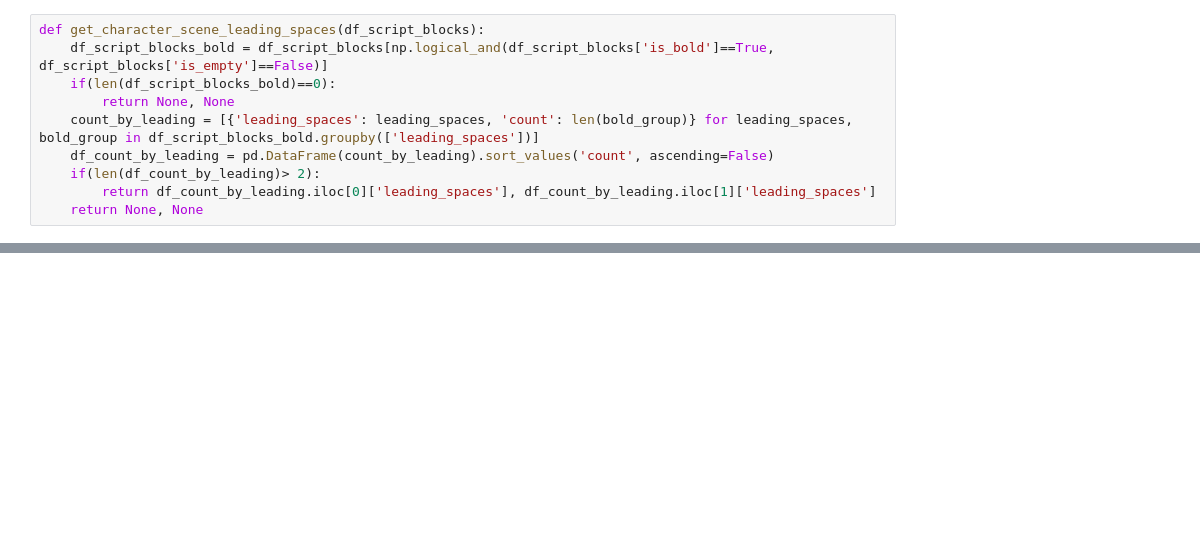
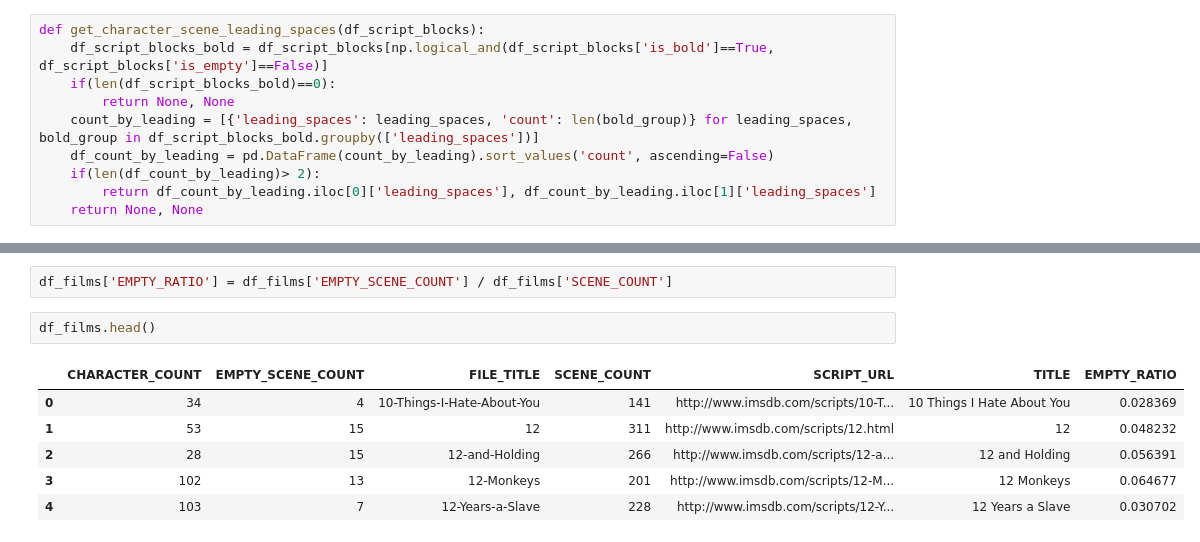
Before and after one commit to RikBoeykens/scrape-film-scripts, a Jupyter notebook: Scraper.ipynb, the cells around one changed output, grey strips where cells are left out. Saved outputs shown, nothing was run; the diff lists cells and outputs as text; blank space fills up the shorter version.

```diff
--- a/Scraper.ipynb
+++ b/Scraper.ipynb
@@ -208,0 +251,11 @@ Errors 0
+# %%
+df_films['EMPTY_RATIO'] = df_films['EMPTY_SCENE_COUNT'] / df_films['SCENE_COUNT']
+# %%
+df_films.head()
+# %% [output]
+|  | CHARACTER_COUNT | EMPTY_SCENE_COUNT | FILE_TITLE | SCENE_COUNT | SCRIPT_URL | TITLE | EMPTY_RATIO |
+| 0 | 34 | 4 | 10-Things-I-Hate-About-You | 141 | http://www.imsdb.com/scripts/10-T... | 10 Things I Hate About You | 0.028369 |
+| 1 | 53 | 15 | 12 | 311 | http://www.imsdb.com/scripts/12.html | 12 | 0.048232 |
+| 2 | 28 | 15 | 12-and-Holding | 266 | http://www.imsdb.com/scripts/12-a... | 12 and Holding | 0.056391 |
+| 3 | 102 | 13 | 12-Monkeys | 201 | http://www.imsdb.com/scripts/12-M... | 12 Monkeys | 0.064677 |
+| 4 | 103 | 7 | 12-Years-a-Slave | 228 | http://www.imsdb.com/scripts/12-Y... | 12 Years a Slave | 0.030702 |
```
Also changed, not shown: parts of 8 cells of this notebook.
